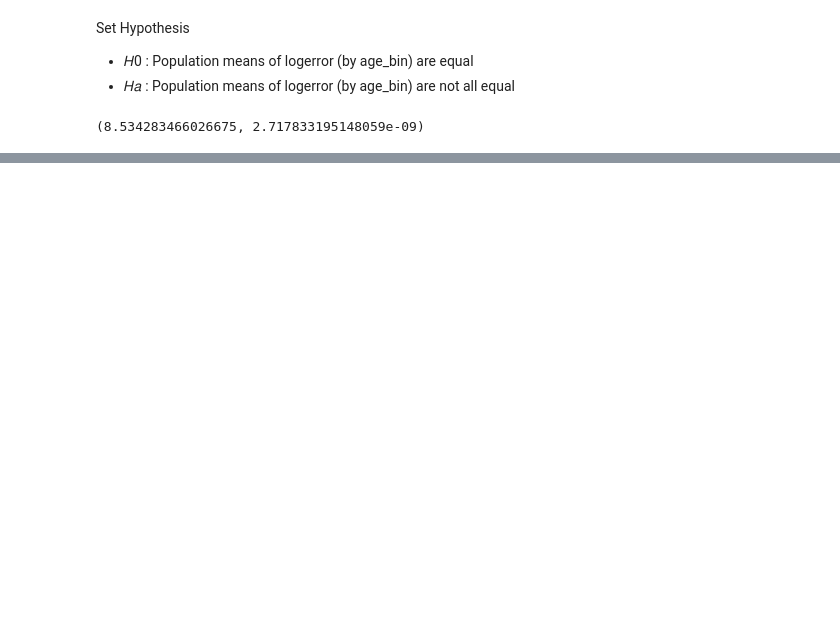
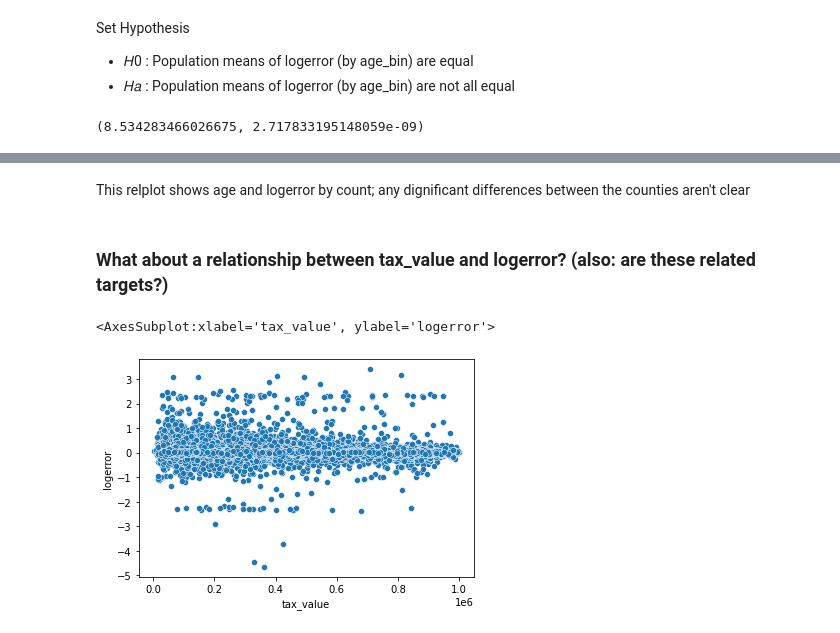
Before and after one commit to brianclements03/clustering, a Jupyter notebook: explore_zillow.ipynb, the cells around one changed output, grey strips where cells are left out. Drawn from its saved outputs; the diff is of its cells as text; code cells hidden in the pictures; blank space fills up the shorter version.

```diff
--- a/explore_zillow.ipynb
+++ b/explore_zillow.ipynb
@@ -264,0 +278,9 @@ We reject H_O
+# %% [markdown]
+This relplot shows age and logerror by count; any dignificant differences between the counties aren't clear
+# %% [markdown]
+### What about a relationship between tax_value and logerror? (also: are these related targets?)
+# %%
+sns.scatterplot(x=df.tax_value, y=df.logerror, data=df)
+# %% [output]
+<AxesSubplot:xlabel='tax_value', ylabel='logerror'>
+[figure, added]
```
Also changed, not shown: parts of 28 cells of this notebook, 2 other files.
